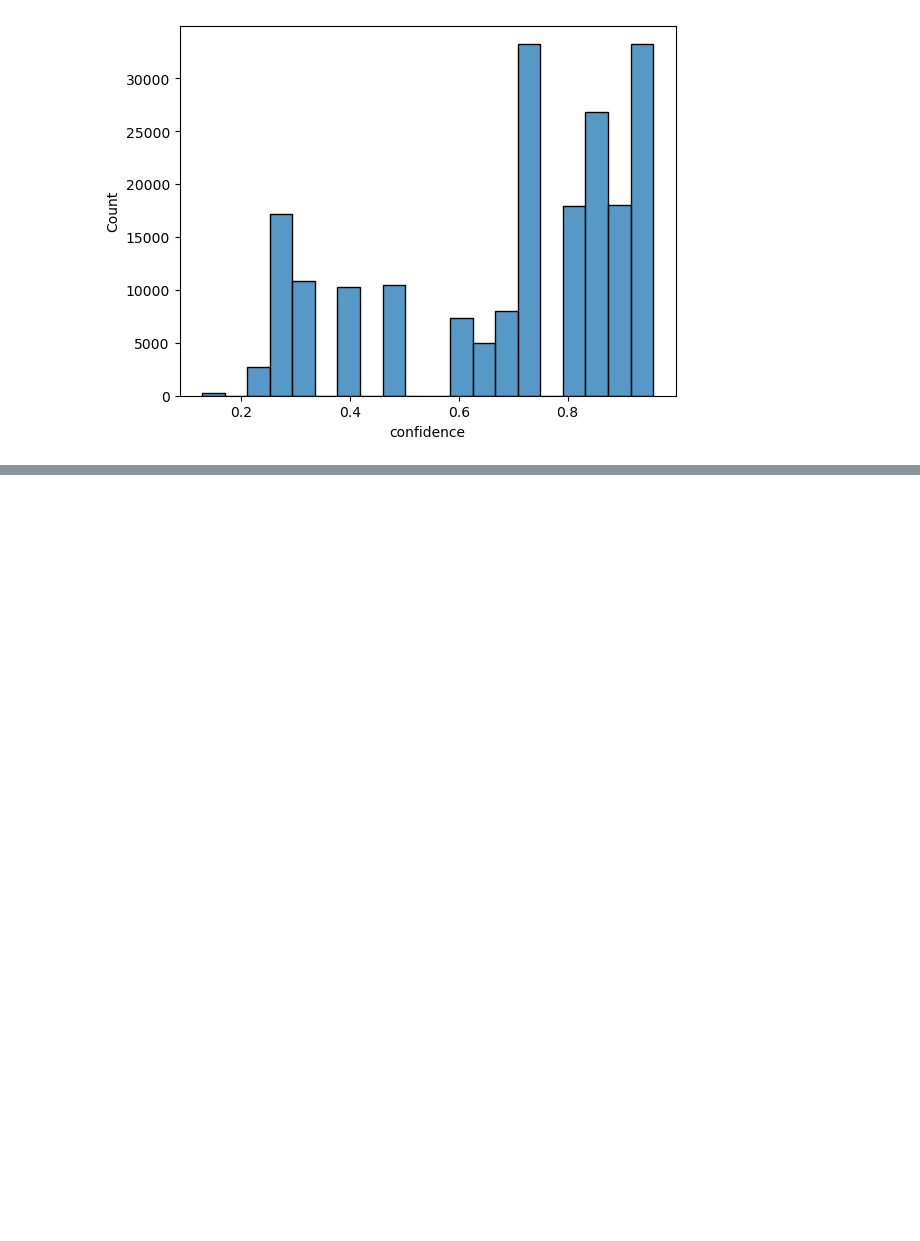
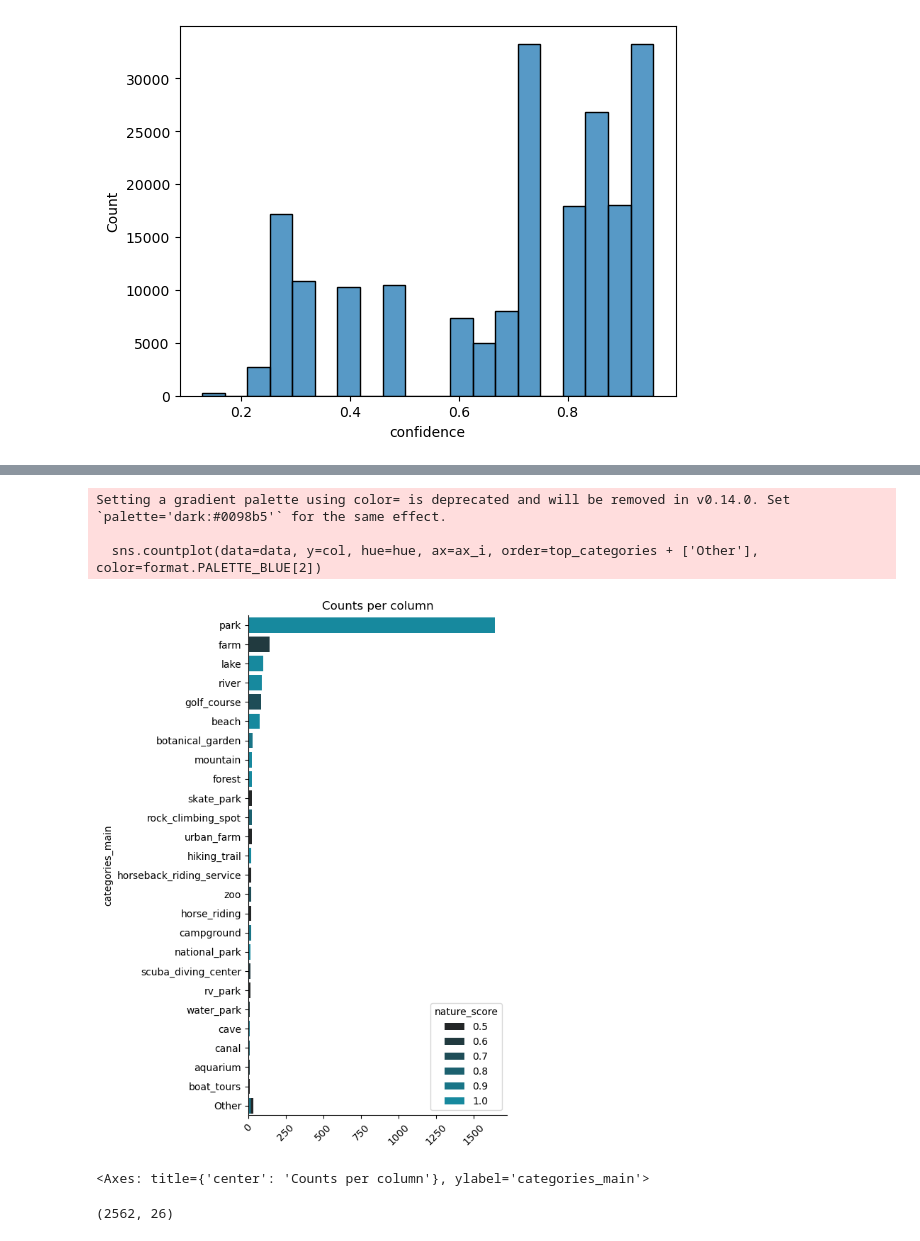
Before and after one commit to daanknoors/explorer, a Jupyter notebook: notebooks/000_explore_data.ipynb, the cells around one changed output, grey strips where cells are left out. Cells and saved outputs as stored; diff of their text form; code cells hidden in the pictures; blank space fills up the shorter version.

```diff
--- a/notebooks/000_explore_data.ipynb
+++ b/notebooks/000_explore_data.ipynb
@@ -89,0 +106,3 @@ sns.histplot(df_places.confidence, bins=20)
+# %%
+df_nature_places = pd.read_csv(config.DATA_DIR / 'raw/nature_places.csv')
+df_nature_places.head()
@@ -89,0 +116,3 @@ sns.histplot(df_places.confidence, bins=20)
+# %%
+df_nature_places_full = preprocess_places_data(df_nature_places, save_path=config.DATA_DIR / 'processed/nature_places_parsed.csv')
+df_nature_places_full.head()
@@ -89,0 +126,12 @@ sns.histplot(df_places.confidence, bins=20)
+# %%
+plot_counts(data=df_nature_places_full, columns='categories_main', fillna=True, hue='nature_score', top_n=25)
+# %% [output]
+Setting a gradient palette using color= is deprecated and will be removed in v0.14.0. Set `palette='dark:#0098b5'` for the same effect.
+
+  sns.countplot(data=data, y=col, hue=hue, ax=ax_i, order=top_categories + ['Other'], color=format.PALETTE_BLUE[2])
+[figure, added]
+<Axes: title={'center': 'Counts per column'}, ylabel='categories_main'>
+# %%
+df_nature_places_full.shape
+# %% [output]
+(2562, 26)
```
Also changed, not shown: parts of 13 cells of this notebook, 6 other files.
